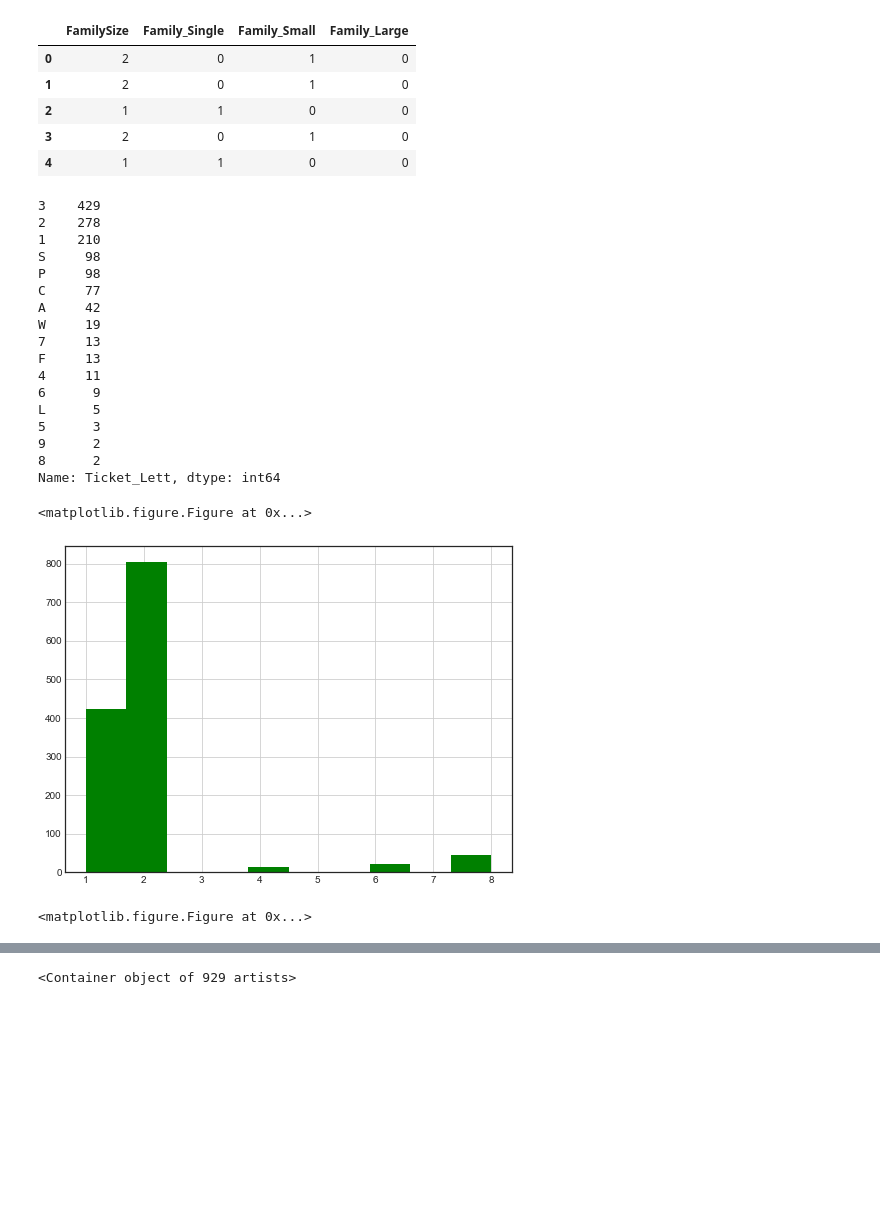
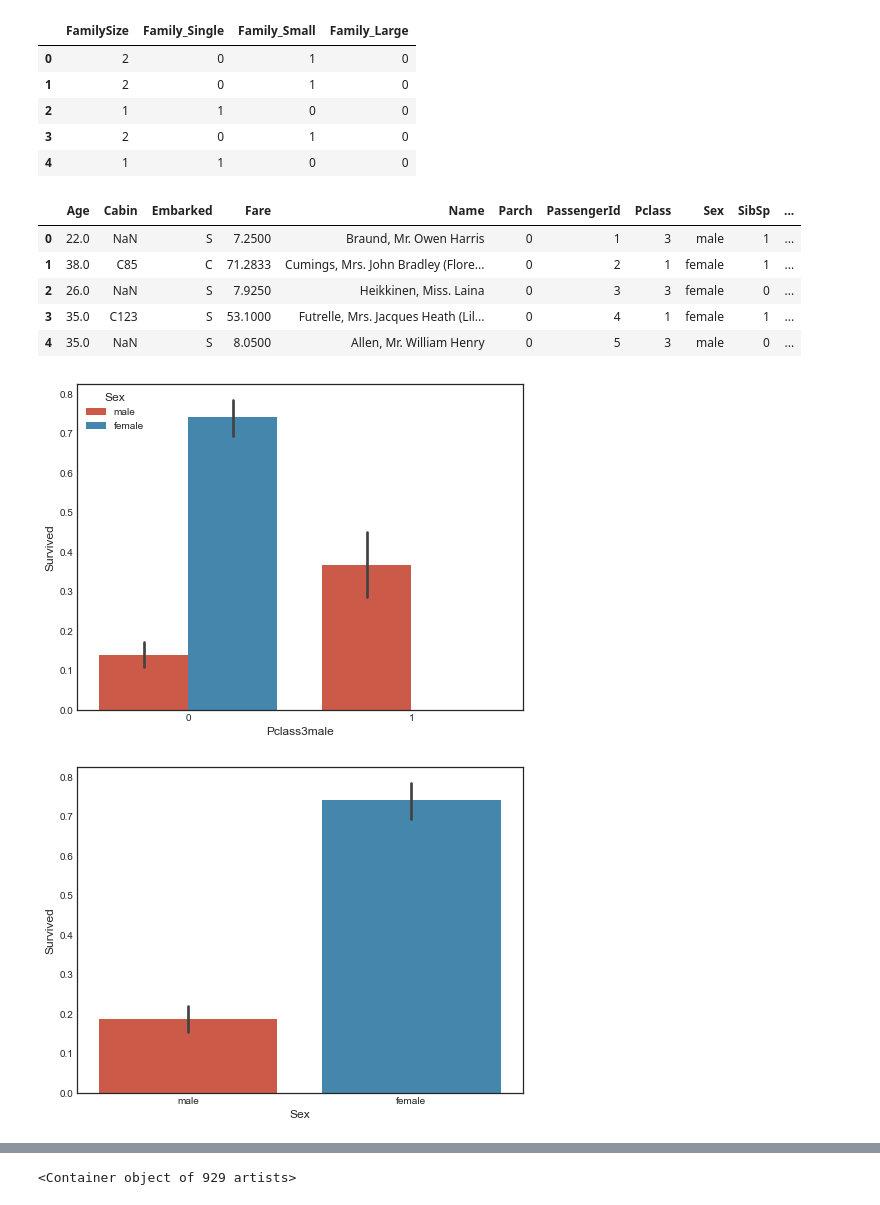
Before and after one commit to houzhuo/machine-learning, a Jupyter notebook: kaggle/titanic/titanic2.ipynb, the cells around one changed output, grey strips where cells are left out. Cells and saved outputs as stored; diff of their text form; code cells hidden in the pictures; blank space fills up the shorter version.

```diff
--- a/kaggle/titanic/titanic2.ipynb
+++ b/kaggle/titanic/titanic2.ipynb
@@ -493,28 +489,24 @@ full_X.head()
 # %%
 full['Ticket_Lett'] = full['Ticket'].apply(lambda x: str(x)[0])
 full['Ticket_Lett'].value_counts()
+full.head()
 # %% [output]
-3    429
-2    278
-1    210
-S     98
-P     98
-C     77
-A     42
-W     19
-7     13
-F     13
-4     11
-6      9
-L      5
-5      3
-9      2
-8      2
-Name: Ticket_Lett, dtype: int64
+|  | Age | Cabin | Embarked | Fare | Name | Parch | PassengerId | Pclass | Sex | SibSp | ... |
+| 0 | 22.0 | NaN | S | 7.2500 | Braund, Mr. Owen Harris | 0 | 1 | 3 | male | 1 | ... |
+| 1 | 38.0 | C85 | C | 71.2833 | Cumings, Mrs. John Bradley (Flore... | 0 | 2 | 1 | female | 1 | ... |
+| 2 | 26.0 | NaN | S | 7.9250 | Heikkinen, Miss. Laina | 0 | 3 | 3 | female | 0 | ... |
+| 3 | 35.0 | C123 | S | 53.1000 | Futrelle, Mrs. Jacques Heath (Lil... | 0 | 4 | 1 | female | 1 | ... |
+| 4 | 35.0 | NaN | S | 8.0500 | Allen, Mr. William Henry | 0 | 5 | 3 | male | 0 | ... |
-# %%
-full['Ticket_Lett'].hist(color = 'g')
-plt.figure(figsize=(10,6))
-# %% [output]
-<matplotlib.figure.Figure at 0x...>
-[figure, removed]
-<matplotlib.figure.Figure at 0x...>
+# %%
+#pclass3female = list(set(full[(full.Sex=='female') & (full['Pclass']==3)]['PassengerId'].values))
+#full['Pclass3female'] = np.where(full['PassengerId'].isin(pclass3female),1,0)
+#sns.barplot(x="Pclass3female", y="Survived",  data=full);
+pclass3male = list(set(full[(full.Sex=='male') & (full['Pclass']==1)]['PassengerId'].values))
+full['Pclass3male'] = np.where(full['PassengerId'].isin(pclass3male),1,0)
+sns.barplot(x="Pclass3male", y="Survived", hue = 'Sex' ,data=full);
+# %% [output]
+[figure, added]
+# %%
+sns.barplot(x="Sex", y="Survived",data=full);
+# %% [output]
+[figure, added]
```
Also changed, not shown: parts of 5 cells of this notebook, 7 other files.
